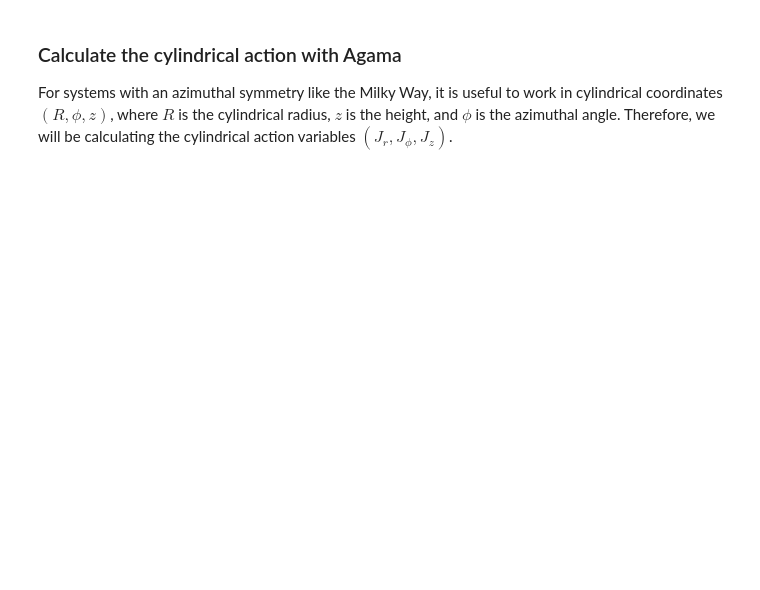
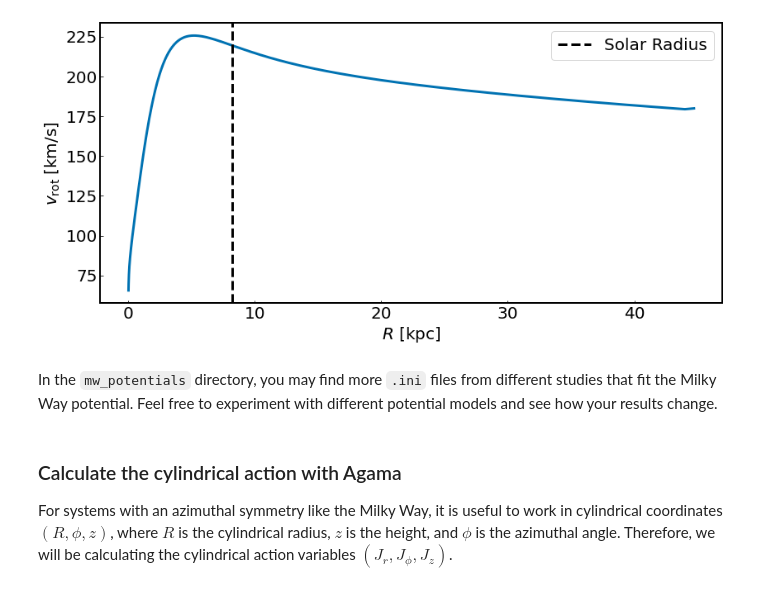
Before and after one commit to trivnguyen/gaia-dr3-agama-tutorial, a Jupyter notebook: action_angle_tutorial.ipynb, the cells around one changed output. Saved outputs shown, nothing was run; the diff lists cells and outputs as text; code cells hidden in the pictures; blank space fills up the shorter version.

```diff
--- a/action_angle_tutorial.ipynb
+++ b/action_angle_tutorial.ipynb
@@ -144,3 +184,30 @@ fig.tight_layout()
+# %%
+# Plot the rotation curve given by this potential at z=0
+fig, ax = plt.subplots(1, figsize=(12, 6))
+
+r_max = 50
+X = np.logspace(-2, 1.5, 500)
+Y = np.logspace(-2, 1.5, 500)
+Z = np.zeros_like(X)
+R = np.sqrt(X**2 + Y**2)
+
+# Calculate the rotation velocity defined by
+# v^2 = (dPhi / dR) * R
+simulated_pos = np.stack([X, Y, Z], axis=1)
+v = np.sqrt(np.gradient(potential.potential(simulated_pos), R) * R)
+ax.plot(R, v, lw=3)
+ax.axvline(8.2, color='k', lw=3, ls='--', label='Solar Radius')
+
+ax.set_ylabel(r'$v_\mathrm{rot} \; [\mathrm{km} / \mathrm{s}]$')
+ax.set_xlabel('$R$ [kpc]')
+ax.legend()
+
+fig.tight_layout()
+# %% [output]
+[figure, added]
+# %% [markdown]
+In the `mw_potentials` directory, you may find more `.ini` files from different studies that fit the Milky Way potential.
+Feel free to experiment with different potential models and see how your results change.
 # %% [markdown]
 ### Calculate the cylindrical action with Agama
 
```
Also changed, not shown: parts of 5 cells of this notebook, 2 other files.
